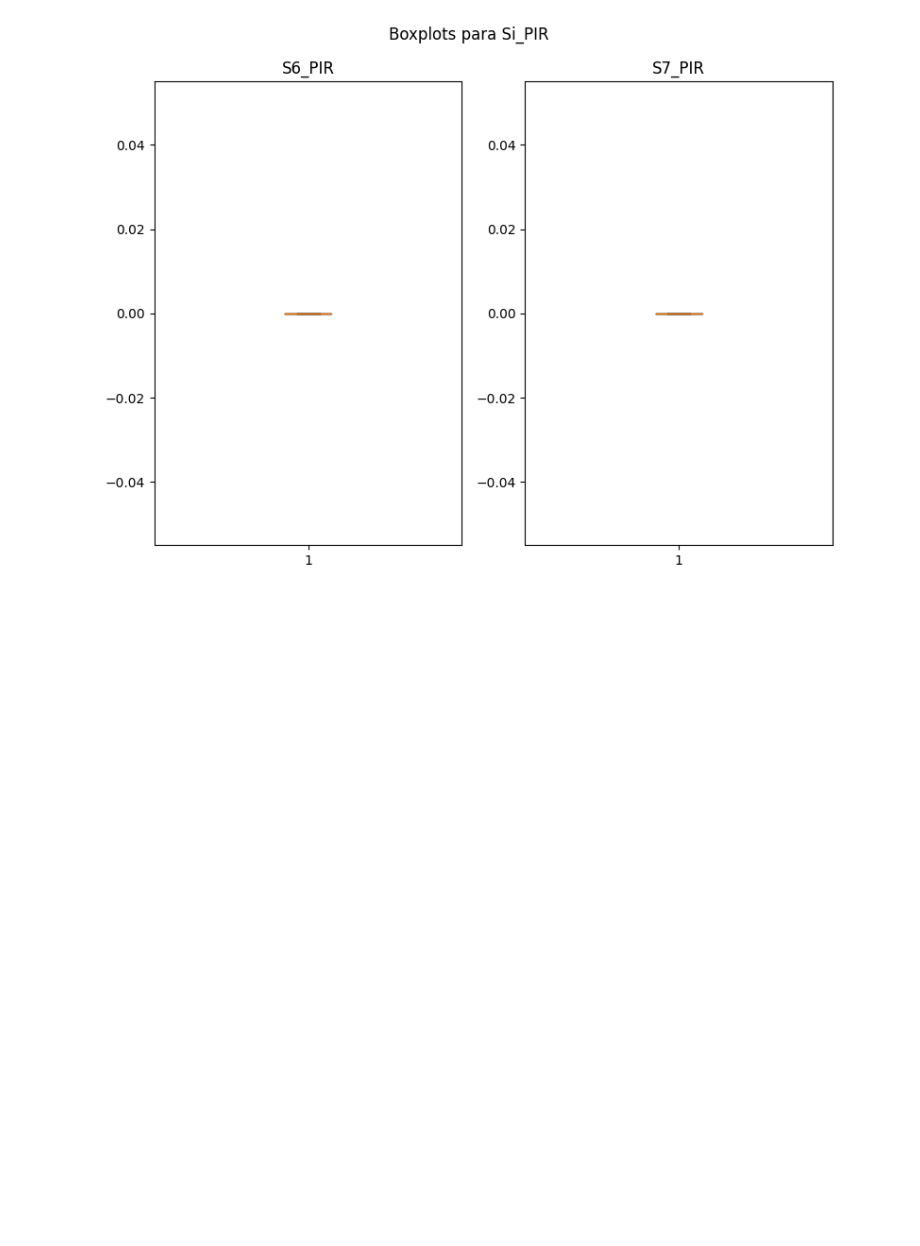
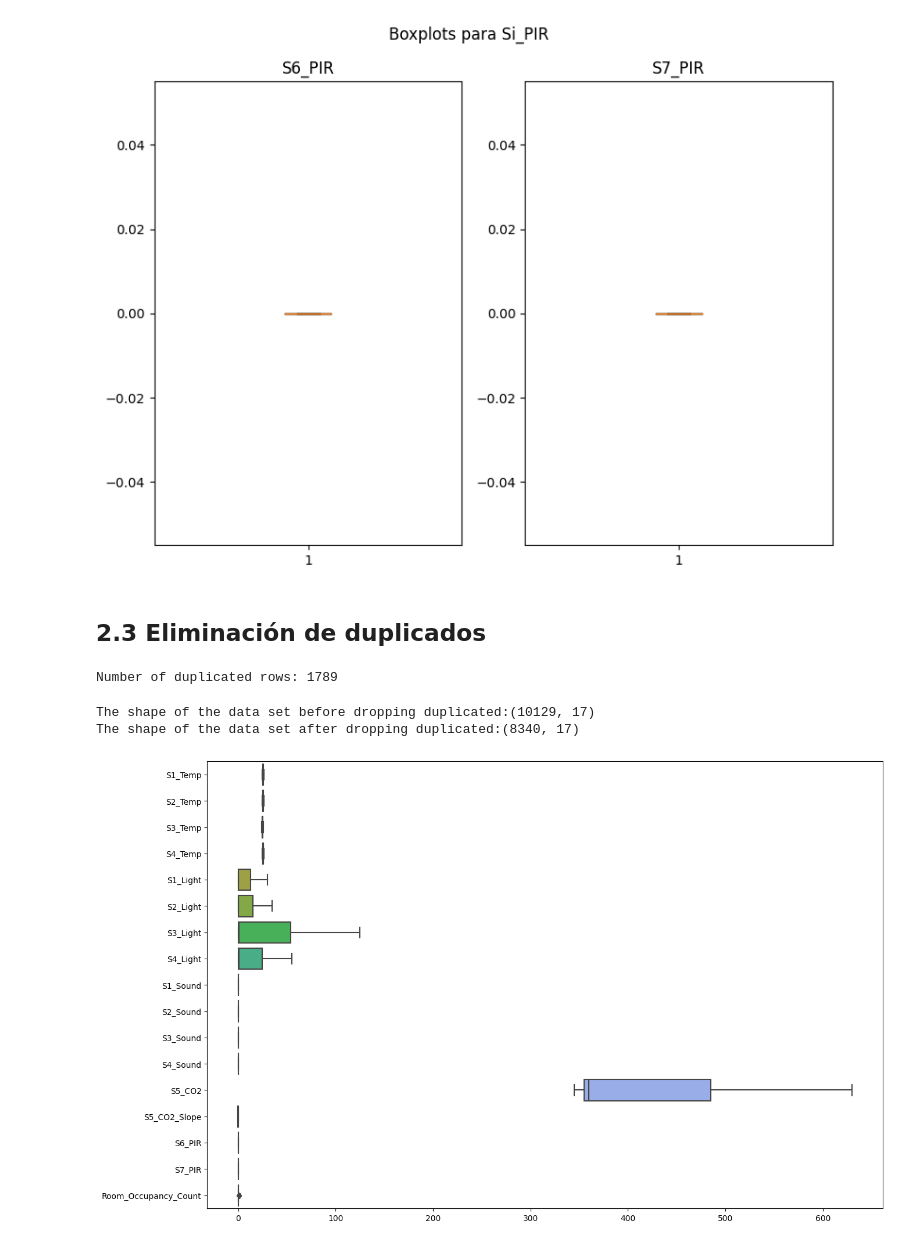
Before and after one commit to misanchz98/TFG-Project, a Jupyter notebook: benchmarking/preprocess-data.ipynb, the cells around one changed output. Drawn from its saved outputs; the diff is of its cells as text; code cells hidden in the pictures; blank space fills up the shorter version.

Commit message:
nuevos cambios en preprocesamiento

```diff
--- a/benchmarking/preprocess-data.ipynb
+++ b/benchmarking/preprocess-data.ipynb
@@ -151,3 +114,18 @@ graphics.boxplot_s_co2(df)
 graphics.boxplot_s_pir(df)
 # %% [output]
 [figure]
+# %% [markdown]
+## 2.3 Eliminación de duplicados
+# %%
+preprocess.get_number_duplicated_rows(df)
+# %% [output]
+Number of duplicated rows: 1789
+# %%
+preprocess.delete_duplicates(df)
+# %% [output]
+The shape of the data set before dropping duplicated:(10129, 17)
+The shape of the data set after dropping duplicated:(8340, 17)
+# %%
+graphics.boxplot_df(df)
+# %% [output]
+[figure, added]
```
Also changed, not shown: parts of 15 cells of this notebook, 3 other files.
